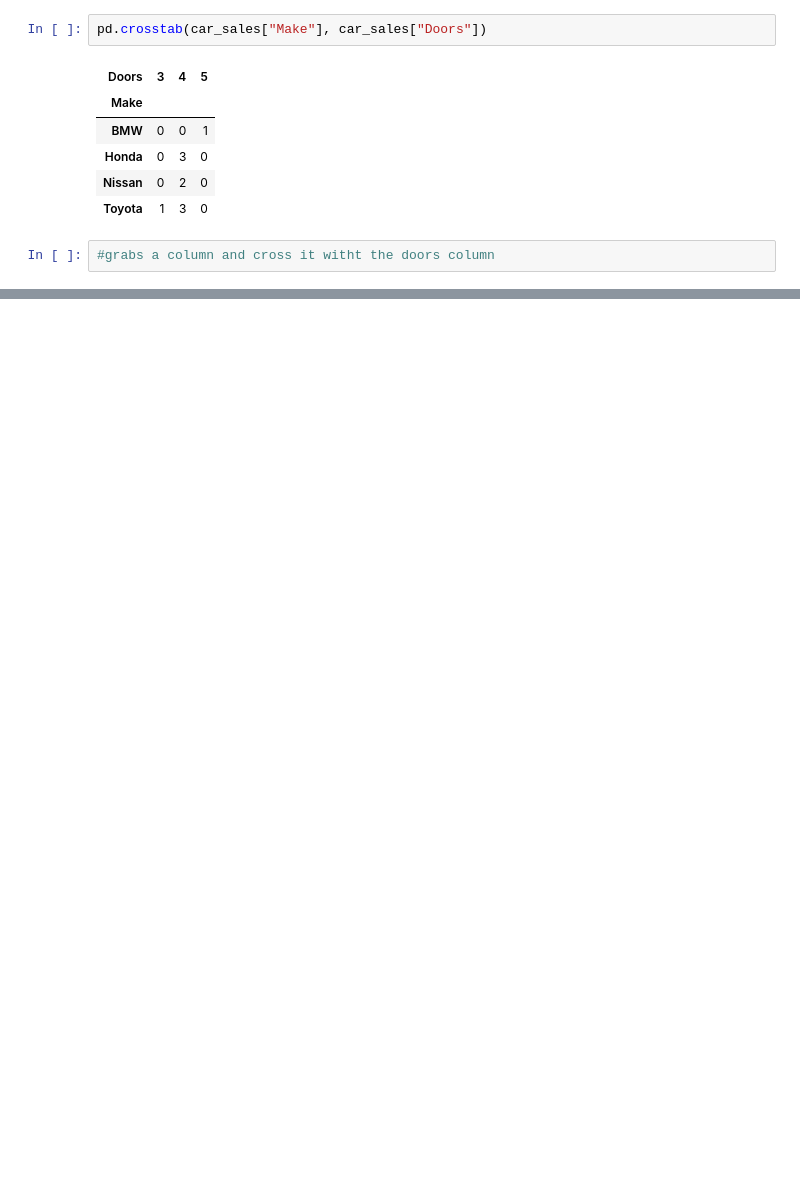
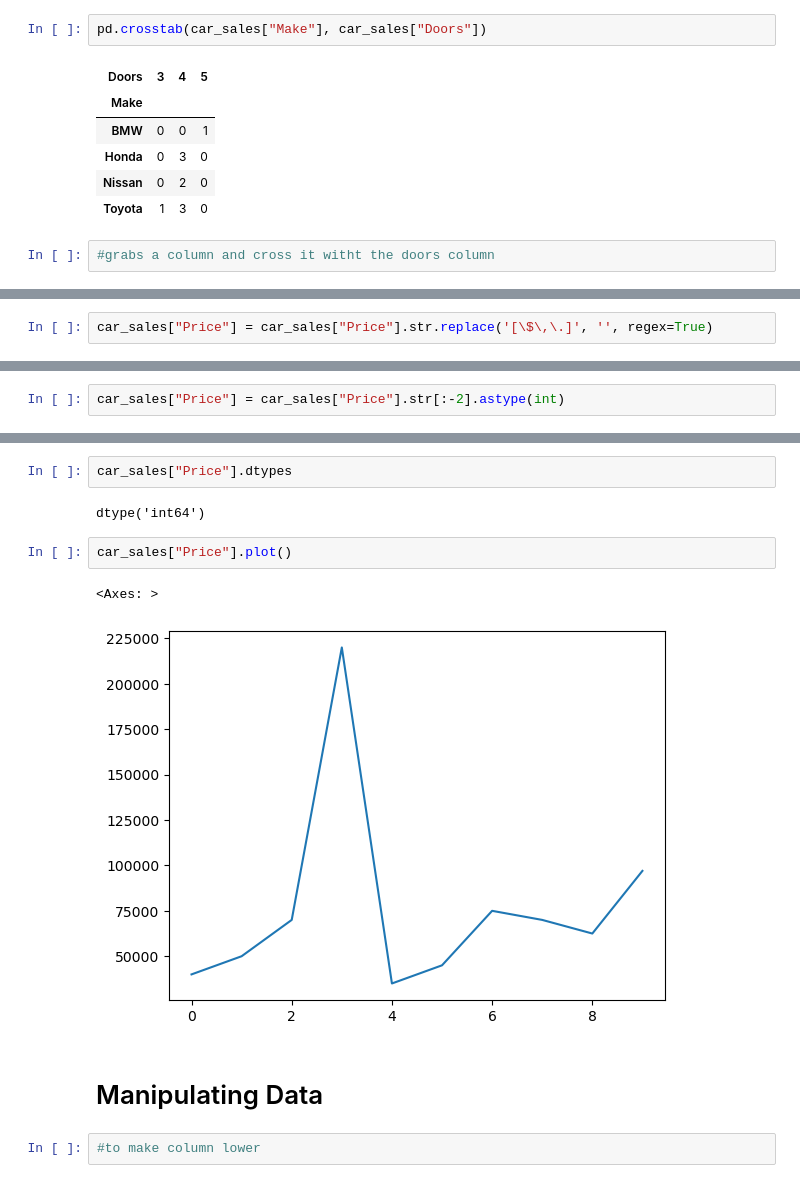
Before and after one commit to Mstewart93/Machine-Learning, a Jupyter notebook: Learning_Log/Introduction-to-Pandas.ipynb, the cells around one changed output, grey strips where cells are left out. Drawn from its saved outputs; the diff is of its cells as text; blank space fills up the shorter version.

```diff
--- a/Learning_Log/Introduction-to-Pandas.ipynb
+++ b/Learning_Log/Introduction-to-Pandas.ipynb
@@ -473,0 +499,2 @@ pd.crosstab(car_sales["Make"], car_sales["Doors"])
+# %%
+car_sales["Price"] = car_sales["Price"].str.replace('[\$\,\.]', '', regex=True)
@@ -473,0 +503,2 @@ pd.crosstab(car_sales["Make"], car_sales["Doors"])
+# %%
+car_sales["Price"] = car_sales["Price"].str[:-2].astype(int)
@@ -473,0 +521,13 @@ pd.crosstab(car_sales["Make"], car_sales["Doors"])
+# %%
+car_sales["Price"].dtypes
+# %% [output]
+dtype('int64')
+# %%
+car_sales["Price"].plot()
+# %% [output]
+<Axes: >
+[figure, added]
+# %% [markdown]
+# Manipulating Data
+# %%
+#to make column lower
```
Also changed, not shown: parts of 72 cells of this notebook, 2 other files.
